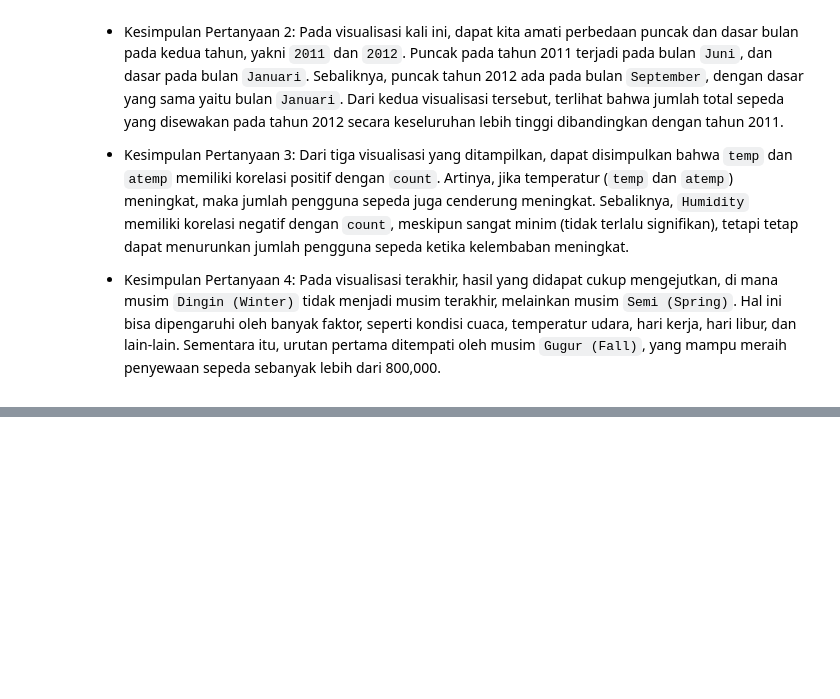
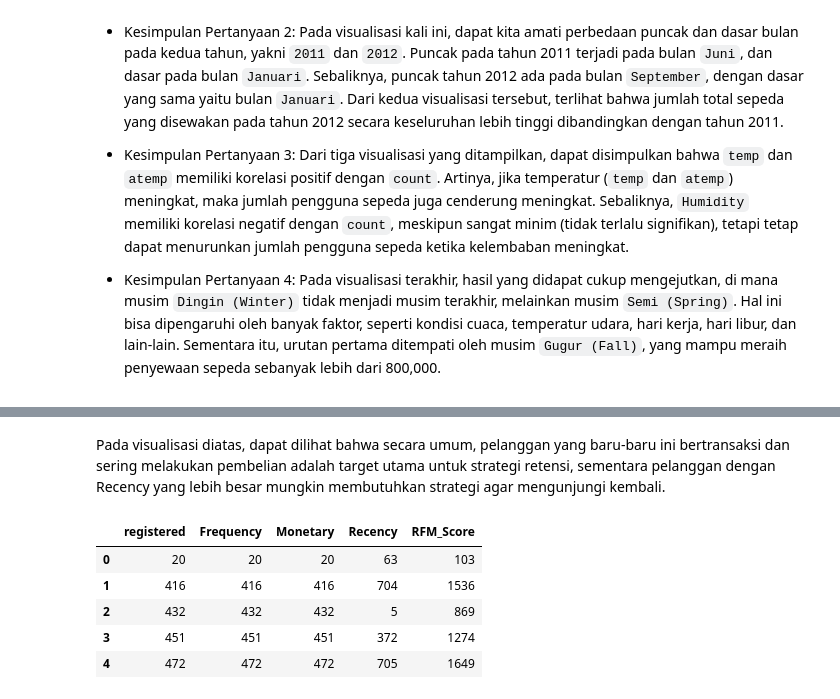
Before and after one commit to MasDewaa/Analisis-Data-Bike-Sharing, a Jupyter notebook: notebook.ipynb, the cells around one changed output, grey strips where cells are left out. Drawn from its saved outputs; the diff is of its cells as text; code cells hidden in the pictures; blank space fills up the shorter version.

```diff
--- a/notebook.ipynb
+++ b/notebook.ipynb
@@ -681,0 +734,11 @@ plt.show()
+# %% [markdown]
+Pada visualisasi diatas, dapat dilihat bahwa secara umum, pelanggan yang baru-baru ini bertransaksi dan sering melakukan pembelian adalah target utama untuk strategi retensi, sementara pelanggan dengan Recency yang lebih besar mungkin membutuhkan strategi agar mengunjungi kembali.
+# %%
+rfm_result.head()
+# %% [output]
+|  | registered | Frequency | Monetary | Recency | RFM_Score |
+| 0 | 20 | 20 | 20 | 63 | 103 |
+| 1 | 416 | 416 | 416 | 704 | 1536 |
+| 2 | 432 | 432 | 432 | 5 | 869 |
+| 3 | 451 | 451 | 451 | 372 | 1274 |
+| 4 | 472 | 472 | 472 | 705 | 1649 |
```
Also changed, not shown: parts of 9 cells of this notebook, 1 other file.
